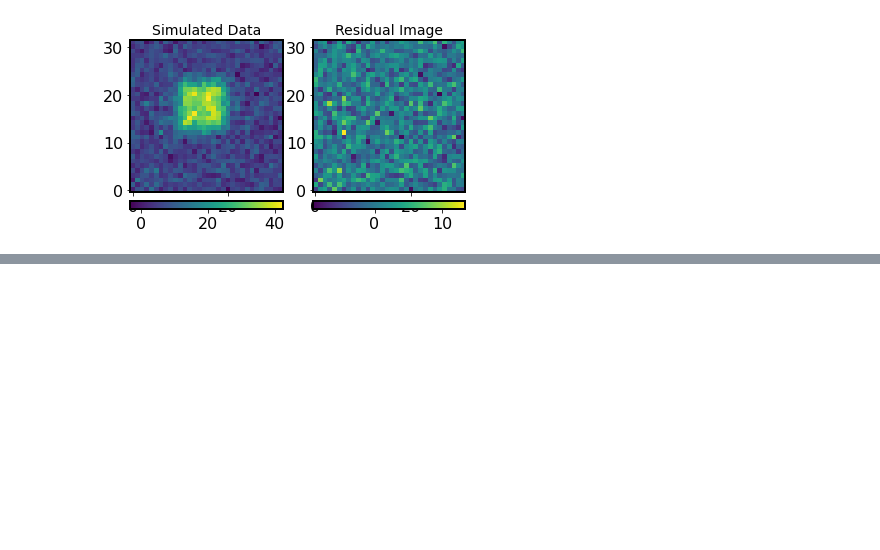
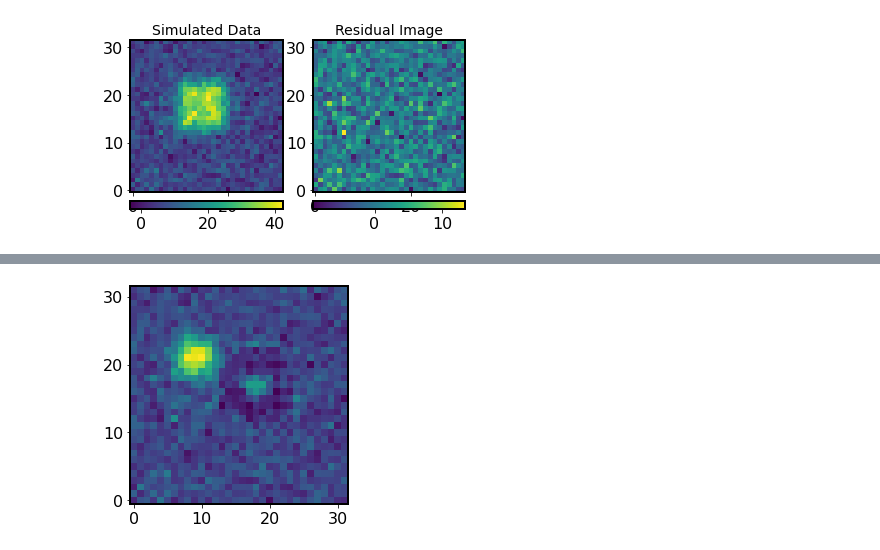
Before and after one commit to cruzcrue/Research, a Jupyter notebook: Astro8824/tutorialphotutils.ipynb, the cells around one changed output, grey strips where cells are left out. Saved outputs shown, nothing was run; the diff lists cells and outputs as text; code cells hidden in the pictures; blank space fills up the shorter version.

```diff
--- a/Astro8824/tutorialphotutils.ipynb
+++ b/Astro8824/tutorialphotutils.ipynb
@@ -254,0 +354,12 @@ plt.show()
+# %%
+daogroup = DAOGroup(crit_separation=8)
+mmm_bkg = MMMBackground()
+iraffind = IRAFStarFinder(threshold=2.5 * mmm_bkg(image), fwhm=4.5)
+fitter = LevMarLSQFitter()
+gaussian_prf = IntegratedGaussianPRF(sigma=2.05)
+gaussian_prf.sigma.fixed = False
+itr_phot_obj = IterativelySubtractedPSFPhotometry(finder=iraffind, group_maker=daogroup,
+                                                  bkg_estimator=mmm_bkg,
+                                                  psf_model=gaussian_prf,
+                                                  fitter=fitter, fitshape=(11, 11),
+                                                  niters=2)
@@ -254,0 +378,6 @@ plt.show()
+# %%
+plt.imshow(itr_phot_obj.get_residual_image(), cmap='viridis',
+           aspect=1, interpolation='nearest', origin='lower')
+plt.show()
+# %% [output]
+[figure, added]
```
Also changed, not shown: parts of 21 cells of this notebook, 4 other files.
